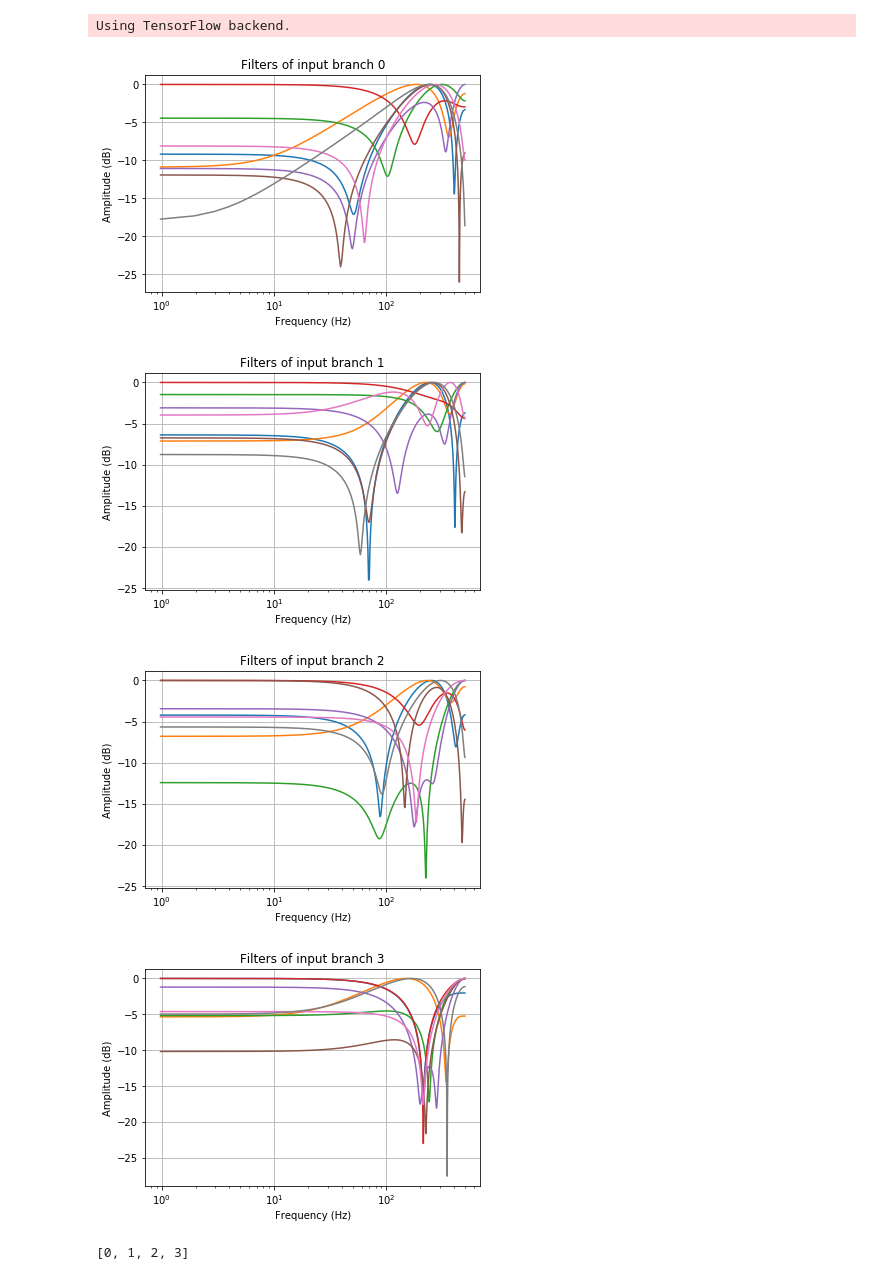
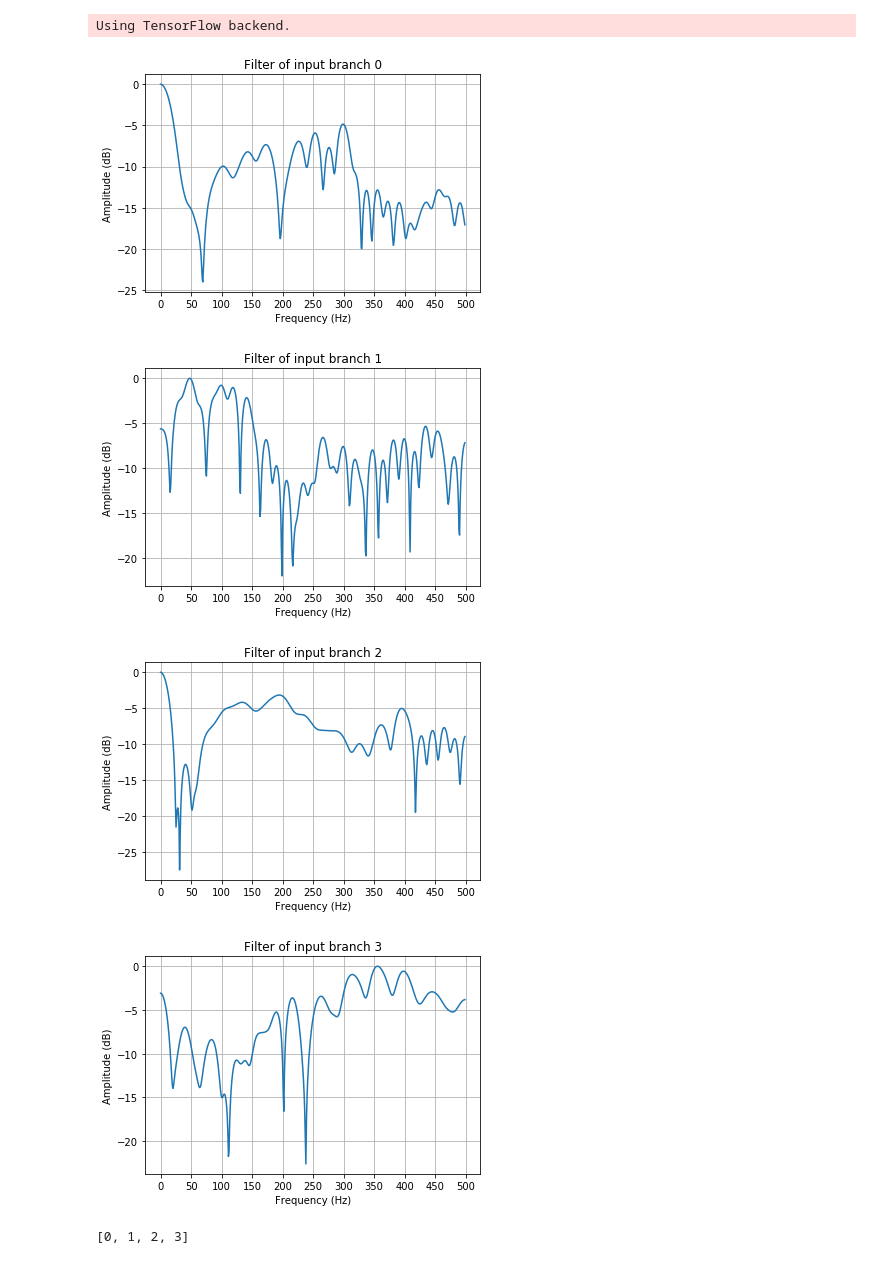
Before and after one commit to AhmedImtiazPrio/heartnet, a Jupyter notebook: codes/scipy impulse response test.ipynb, the cells around one changed output. Drawn from its saved outputs; the diff is of its cells as text; code cells hidden in the pictures.

```diff
--- a/codes/scipy impulse response test.ipynb
+++ b/codes/scipy impulse response test.ipynb
@@ -25,8 +25,13 @@ lr=0.0007
 lr_decay=1e-8
 
 #load_path='/media/taufiq/Data/heart_sound/models/fold0 2017-12-27 13:12:34.499110/weights.0022-0.7631.hdf5'
-load_path='/media/taufiq/Data/heart_sound/models/fold2 2017-12-26 15:20:36.867116/weights.0187-0.8527.hdf5'
+# load_path='/media/taufiq/Data/heart_sound/models/fold2 2017-12-26 15:20:36.867116/weights.0187-0.8527.hdf5'
 #load_path='/media/taufiq/Data/heart_sound/remoteIICTweights/fold1 2017-12-20 15:26:47.011204/weights.0091-0.8898.hdf5'
+# load_path='/media/taufiq/Data/heart_sound/models/fold0_noFIR 2018-01-16 17:25:30.579232/weights.0193-0.7411.hdf5'
+# load_path='/media/taufiq/Data/heart_sound/models/fold1_noFIR 2018-01-16 19:58:54.149714/weights.0182-0.8773.hdf5'
+# load_path='/media/taufiq/Data/heart_sound/models/fold2_noFIR 2018-01-16 13:40:22.284989/weights.0179-0.8756.hdf5'
+# load_path='/media/taufiq/Data/heart_sound/models/fold3_noFIR 2018-01-16 19:59:03.934614/weights.0183-0.8581.hdf5'
+load_path='/media/taufiq/Data/heart_sound/models/fold2_noFIR 2018-01-21 11:57:12.236015/weights.0183-0.8311.hdf5'
 fs = 2000
 # %%
 # create heartnet with load path specified
@@ -37,23 +42,25 @@ weights = model.get_weights()
 # %%
 for i in range(4):
     input_ = i # 0-3
     weights_ = np.hstack(weights[input_])
-    weights_ = np.reshape(weights_,[5,8])
+    weights_ = np.reshape(weights_,[61,1])
 
-    for i in range(0,8):
+    for i in range(0,1):
         w,freq_res=signal.freqz(weights_[:,i])
         plt.plot(w/np.pi*500,10*np.log10(abs(freq_res)/max(abs(freq_res))))
     plt.grid()
     plt.xlabel('Frequency (Hz)')
     plt.ylabel('Amplitude (dB)')
-    plt.xscale('log')
-    plt.title('Filters of input branch ' + np.str(input_))
+    plt.xticks(range(0,501,50))
+#     plt.xscale('log')
+    plt.title('Filter of input branch ' + np.str(input_))
+#     plt.hold
     plt.show()
 # %% [output]
-[figure, old version]
+[figure, new version]
-[figure, old version]
+[figure, new version]
-[figure, old version]
+[figure, new version]
-[figure, old version]
+[figure, new version]
 # %%
 range(4)
 # %% [output]
```
Also changed, not shown: parts of 1 cell of this notebook, 21 other files.
